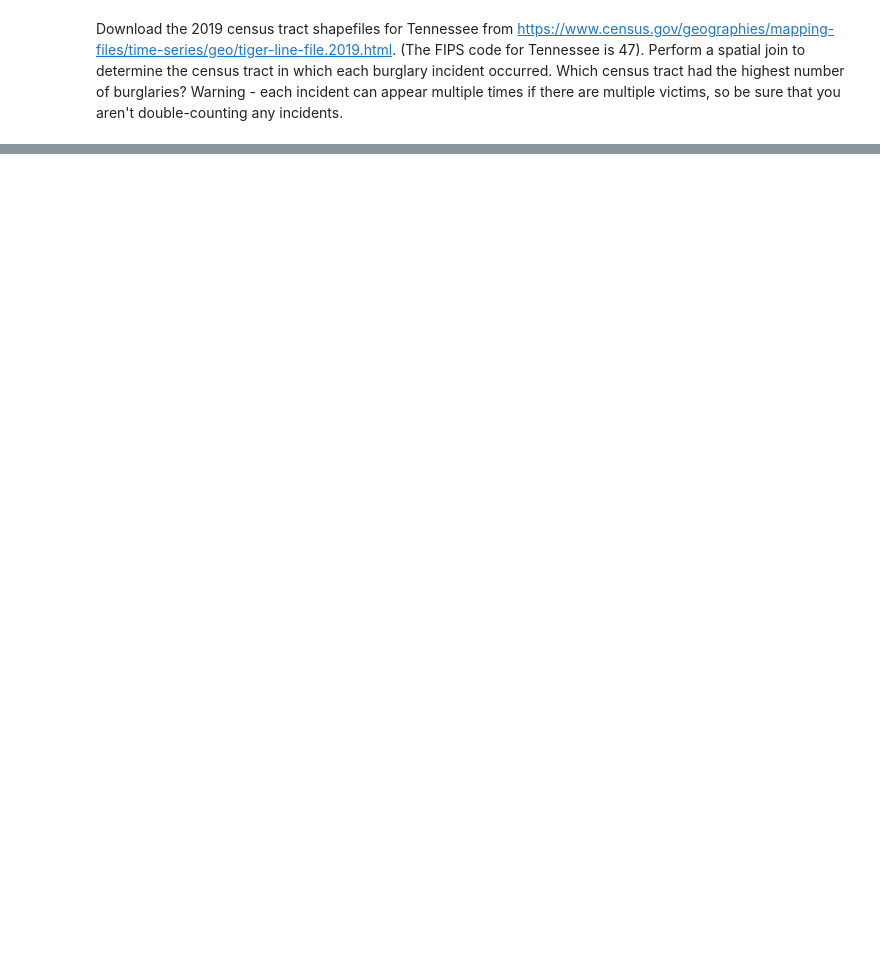
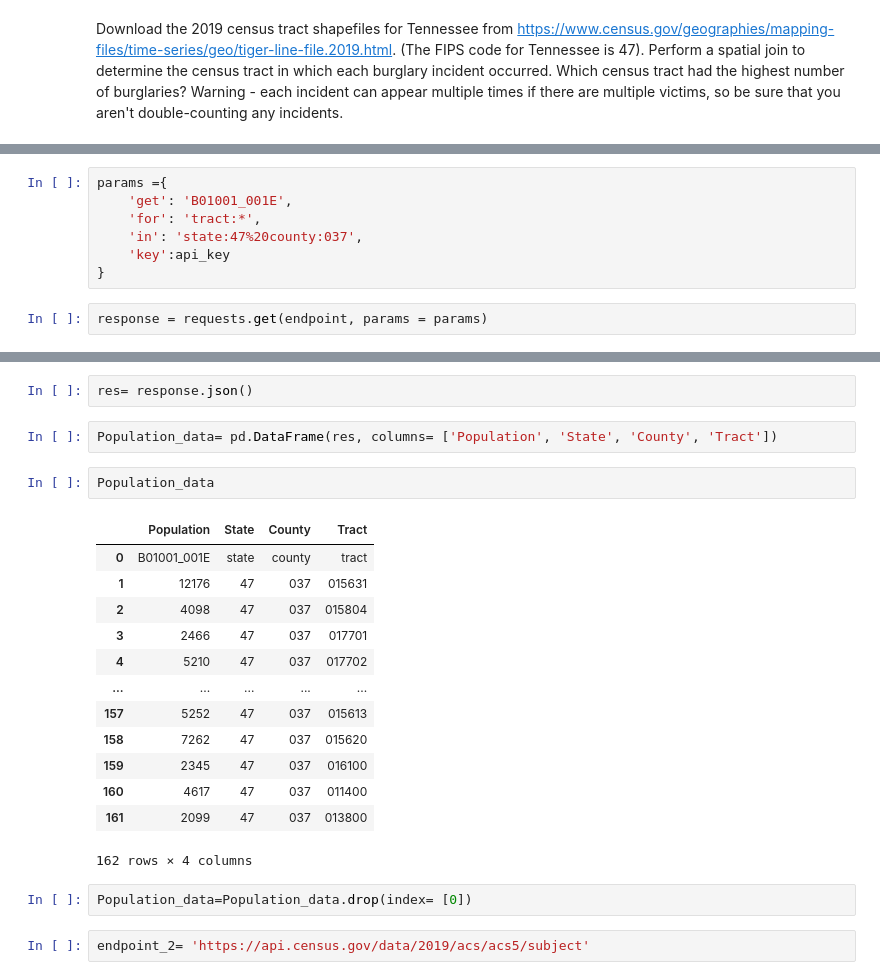
Before and after one commit to nss-data-science-cohort-5/geospatial_api-orange-oscelots, a Jupyter notebook: orange osclets burglary notebook.ipynb, the cells around one changed output, grey strips where cells are left out. Drawn from its saved outputs; the diff is of its cells as text; blank space fills up the shorter version.

```diff
--- a/orange osclets burglary notebook.ipynb
+++ b/orange osclets burglary notebook.ipynb
@@ -128,0 +149,9 @@ Download the 2019 census tract shapefiles for Tennessee from https://www.census.
+# %%
+params ={
+    'get': 'B01001_001E',
+    'for': 'tract:*',
+    'in': 'state:47%20county:037',
+    'key':api_key
+}
+# %%
+response = requests.get(endpoint, params = params)
@@ -128,0 +182,24 @@ Download the 2019 census tract shapefiles for Tennessee from https://www.census.
+# %%
+res= response.json()
+# %%
+Population_data= pd.DataFrame(res, columns= ['Population', 'State', 'County', 'Tract'])
+# %%
+Population_data
+# %% [output]
+|  | Population | State | County | Tract |
+| 0 | B01001_001E | state | county | tract |
+| 1 | 12176 | 47 | 037 | 015631 |
+| 2 | 4098 | 47 | 037 | 015804 |
+| 3 | 2466 | 47 | 037 | 017701 |
+| 4 | 5210 | 47 | 037 | 017702 |
+| ... | ... | ... | ... | ... |
+| 157 | 5252 | 47 | 037 | 015613 |
+| 158 | 7262 | 47 | 037 | 015620 |
+| 159 | 2345 | 47 | 037 | 016100 |
+| 160 | 4617 | 47 | 037 | 011400 |
+| 161 | 2099 | 47 | 037 | 013800 |
+162 rows × 4 columns
+# %%
+Population_data=Population_data.drop(index= [0])
+# %%
+endpoint_2= 'https://api.census.gov/data/2019/acs/acs5/subject'
```
Also changed, not shown: parts of 27 cells of this notebook.
